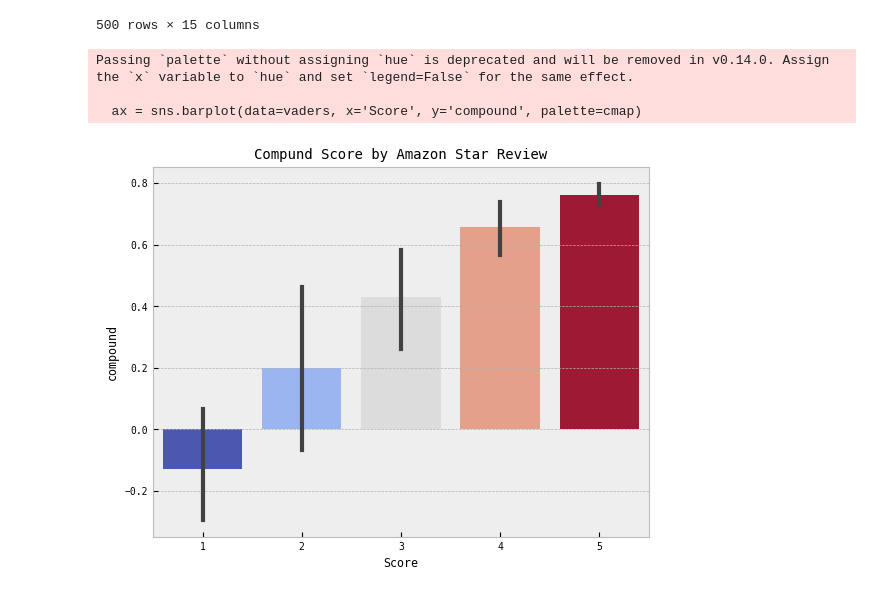
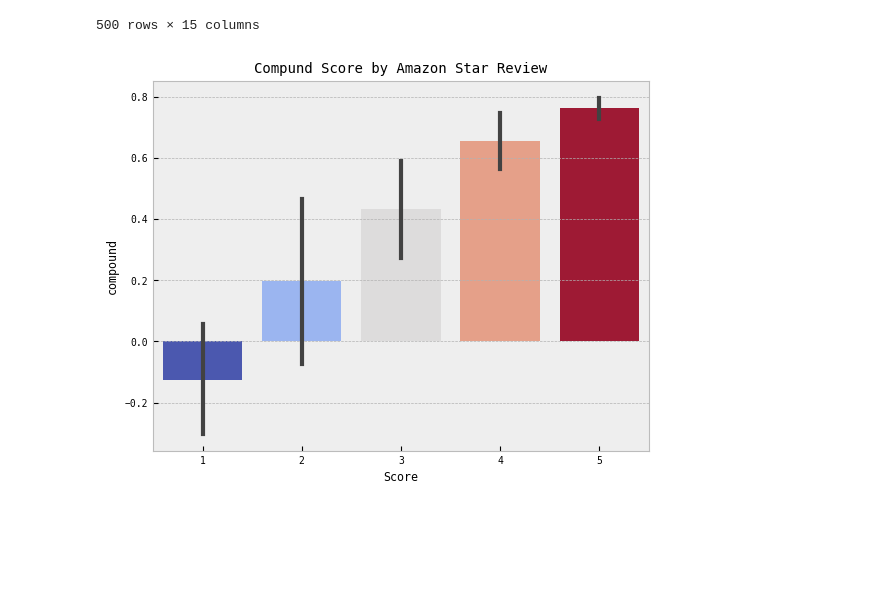
Before and after one commit to mr-pablinho/sentiment-classifier, a Jupyter notebook: amazon/amazon-reviews.ipynb, the cells around one changed output. Saved outputs shown, nothing was run; the diff lists cells and outputs as text; code cells hidden in the pictures; blank space fills up the shorter version.

Commit message:
update plot to avoid earning messages

```diff
--- a/amazon/amazon-reviews.ipynb
+++ b/amazon/amazon-reviews.ipynb
@@ -112,11 +112,9 @@ vaders
 | 499 | 499 | 0.000 | 0.678 | 0.322 | 0.9811 | 500 | B000G6RYNE | A83YQC1XOU4CS | J. Baker | ... |
 500 rows × 15 columns
 # %%
-ax = sns.barplot(data=vaders, x='Score', y='compound', palette=cmap)
+ax = sns.barplot(data=vaders, x='Score', y='compound', palette=list(cmap), hue='Score')
 ax.set_title('Compund Score by Amazon Star Review')
+ax.get_legend().remove()
 plt.show()
 # %% [output]
-Passing `palette` without assigning `hue` is deprecated and will be removed in v0.14.0. Assign the `x` variable to `hue` and set `legend=False` for the same effect.
-
-  ax = sns.barplot(data=vaders, x='Score', y='compound', palette=cmap)
-[figure, old version]
+[figure, new version]
```
